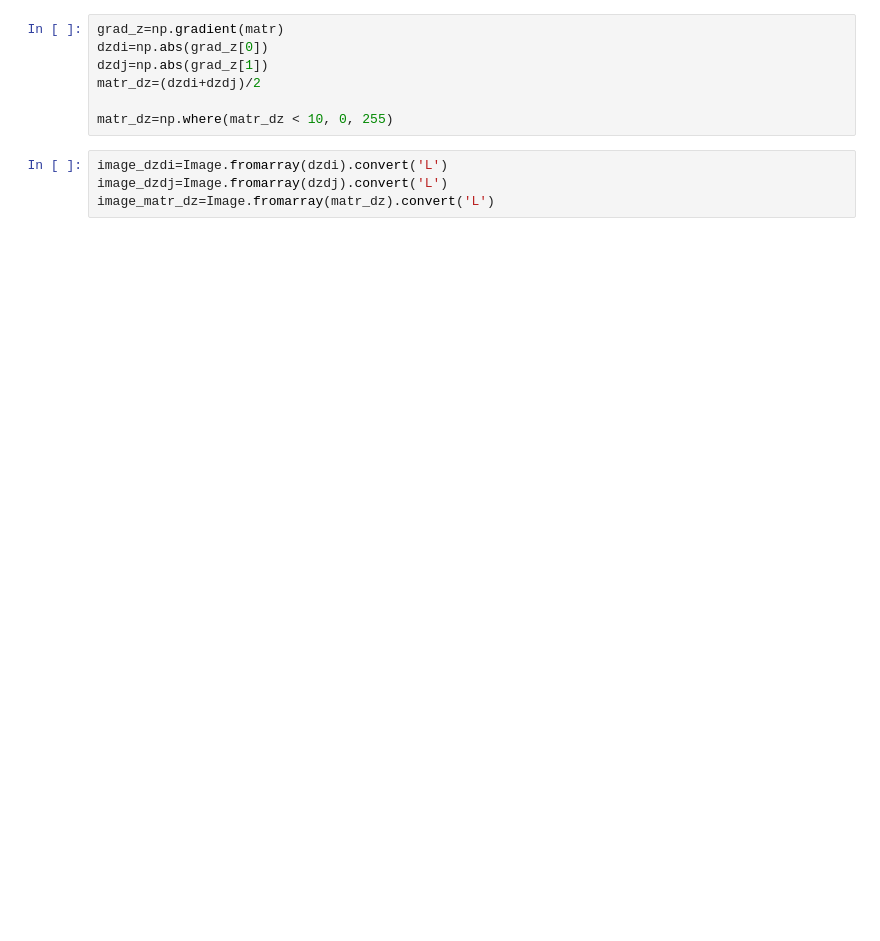
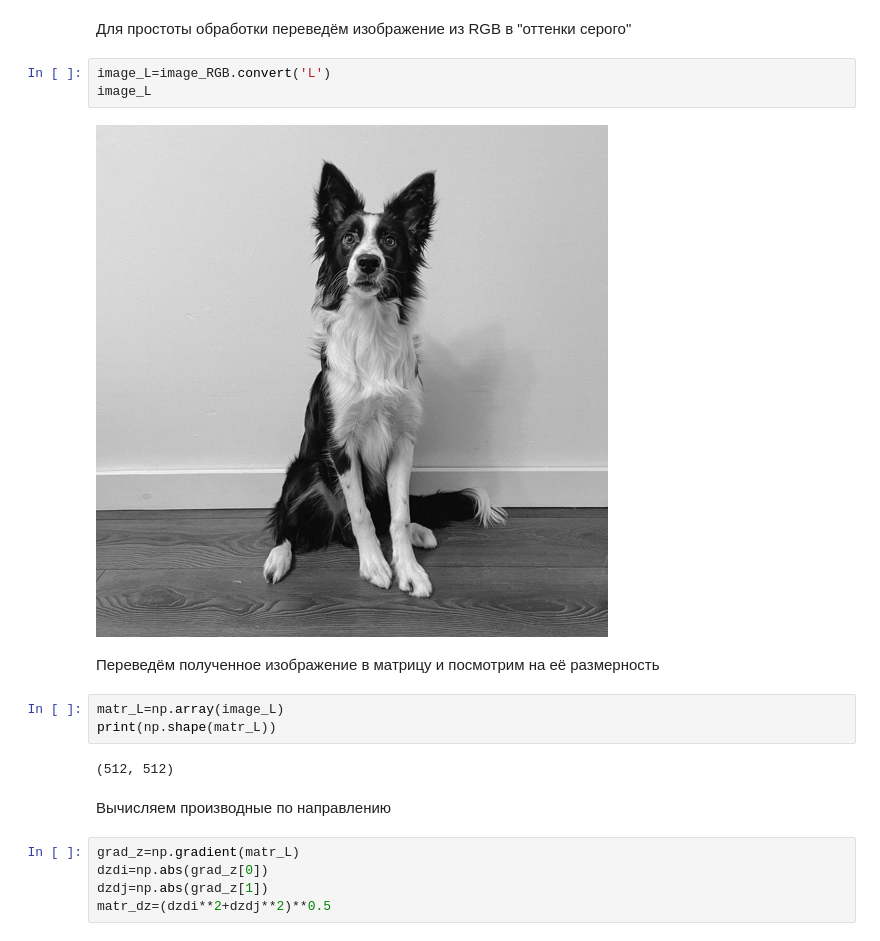
Before and after one commit to tru17v/bmstu-python, a Jupyter notebook: image.ipynb, the cells around one changed output. Saved outputs shown, nothing was run; the diff lists cells and outputs as text; blank space fills up the shorter version.

```diff
--- a/image.ipynb
+++ b/image.ipynb
@@ -11,11 +23,21 @@ matr=np.array(image.convert('L'))
+# %% [markdown]
+Для простоты обработки переведём изображение из RGB в "оттенки серого"
+# %%
+image_L=image_RGB.convert('L')
+image_L
+# %% [output]
+[figure, added]
+# %% [markdown]
+Переведём полученное изображение в матрицу и посмотрим на её размерность
+# %%
+matr_L=np.array(image_L)
+print(np.shape(matr_L))
+# %% [output]
+(512, 512)
+# %% [markdown]
+Вычисляем производные по направлению
 # %%
-grad_z=np.gradient(matr)
+grad_z=np.gradient(matr_L)
 dzdi=np.abs(grad_z[0])
 dzdj=np.abs(grad_z[1])
-matr_dz=(dzdi+dzdj)/2
-
-matr_dz=np.where(matr_dz < 10, 0, 255)
+matr_dz=(dzdi**2+dzdj**2)**0.5
-# %%
-image_dzdi=Image.fromarray(dzdi).convert('L')
-image_dzdj=Image.fromarray(dzdj).convert('L')
-image_matr_dz=Image.fromarray(matr_dz).convert('L')
```
Also changed, not shown: parts of 19 cells of this notebook.
